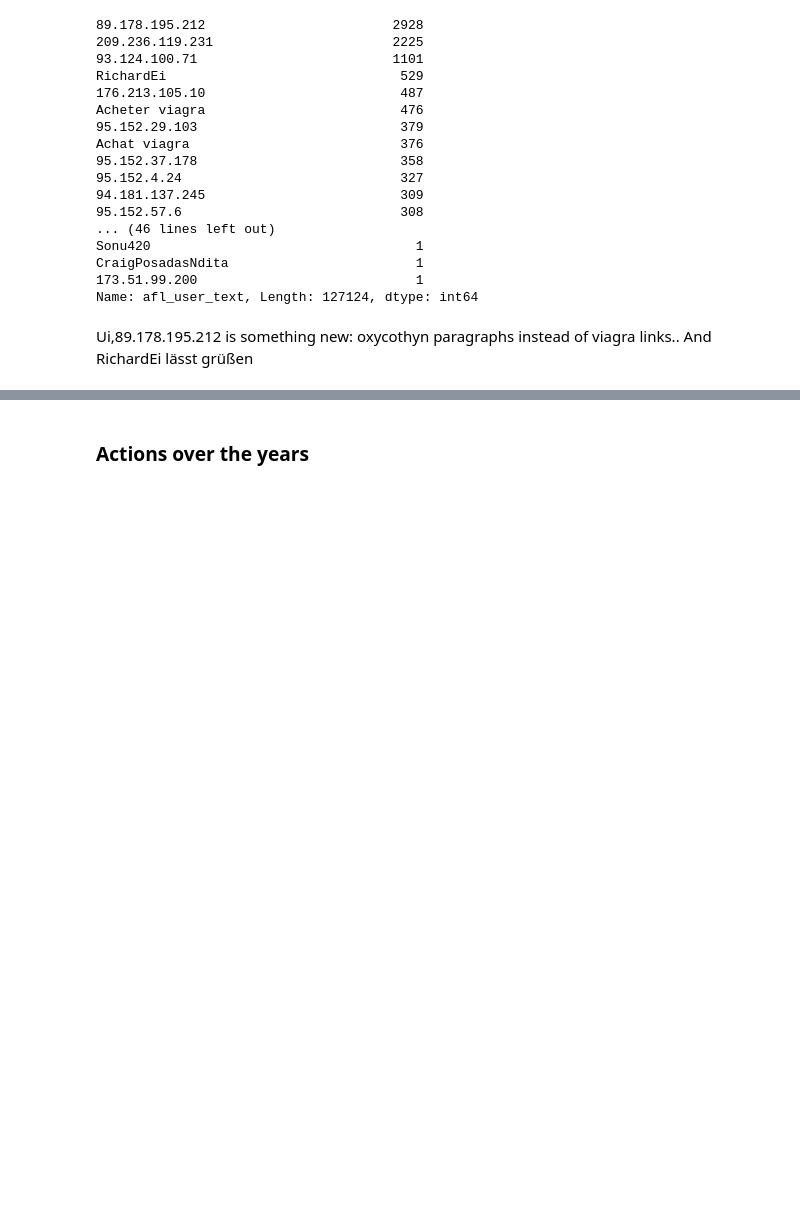
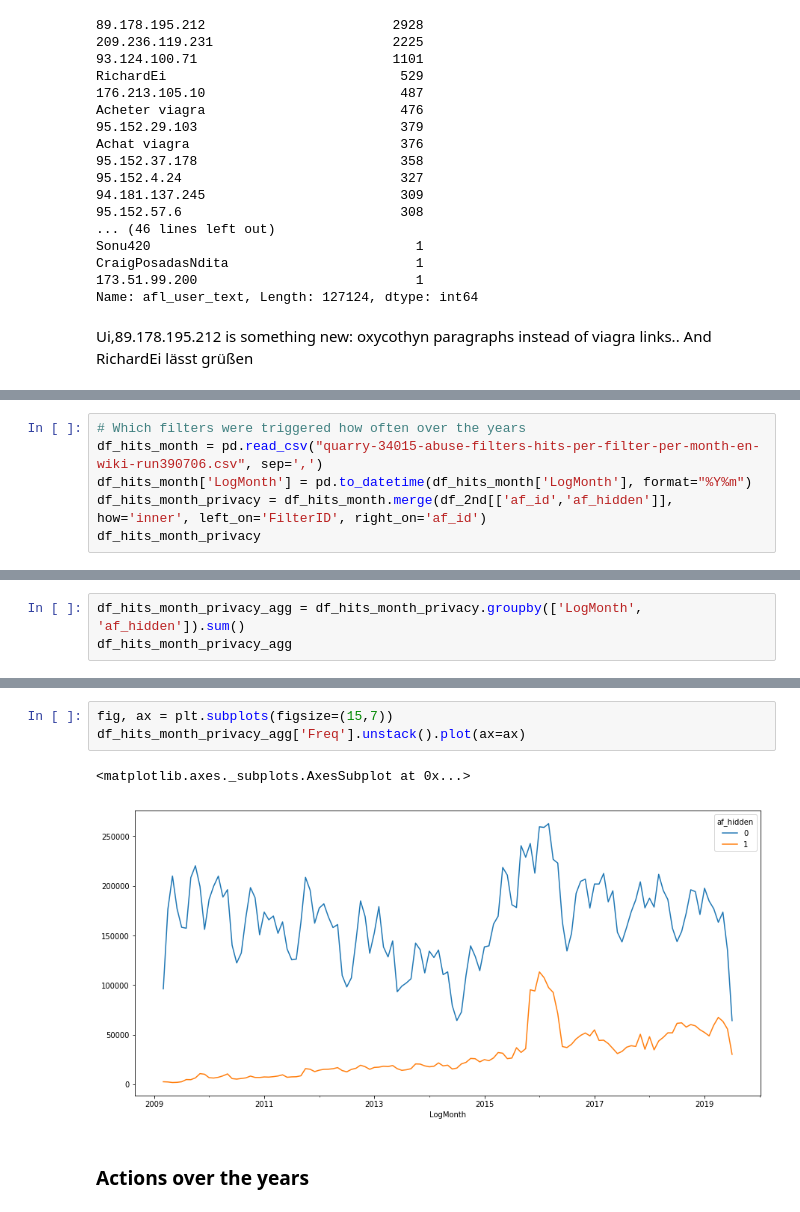
Before and after one commit to lusy/wikifilters, a Jupyter notebook: src/explore.ipynb, the cells around one changed output, grey strips where cells are left out. Saved outputs shown, nothing was run; the diff lists cells and outputs as text; blank space fills up the shorter version.

Commit message:
Plot public/private filter hits

```diff
--- a/src/explore.ipynb
+++ b/src/explore.ipynb
@@ -890,0 +893,6 @@ Ui,89.178.195.212 is something new: oxycothyn paragraphs instead of viagra links
+# %%
+# Which filters were triggered how often over the years
+df_hits_month = pd.read_csv("quarry-34015-abuse-filters-hits-per-filter-per-month-en-wiki-run390706.csv", sep=',')
+df_hits_month['LogMonth'] = pd.to_datetime(df_hits_month['LogMonth'], format="%Y%m")
+df_hits_month_privacy = df_hits_month.merge(df_2nd[['af_id','af_hidden']], how='inner', left_on='FilterID', right_on='af_id')
+df_hits_month_privacy
@@ -890,0 +918,3 @@ Ui,89.178.195.212 is something new: oxycothyn paragraphs instead of viagra links
+# %%
+df_hits_month_privacy_agg = df_hits_month_privacy.groupby(['LogMonth', 'af_hidden']).sum()
+df_hits_month_privacy_agg
@@ -891,3 +941,9 @@ Ui,89.178.195.212 is something new: oxycothyn paragraphs instead of viagra links
+# %%
+fig, ax = plt.subplots(figsize=(15,7))
+df_hits_month_privacy_agg['Freq'].unstack().plot(ax=ax)
+# %% [output]
+<matplotlib.axes._subplots.AxesSubplot at 0x...>
+[figure, added]
 # %% [markdown]
 ### Actions over the years
 # %% [markdown]
```
Also changed, not shown: parts of 3 cells of this notebook.
